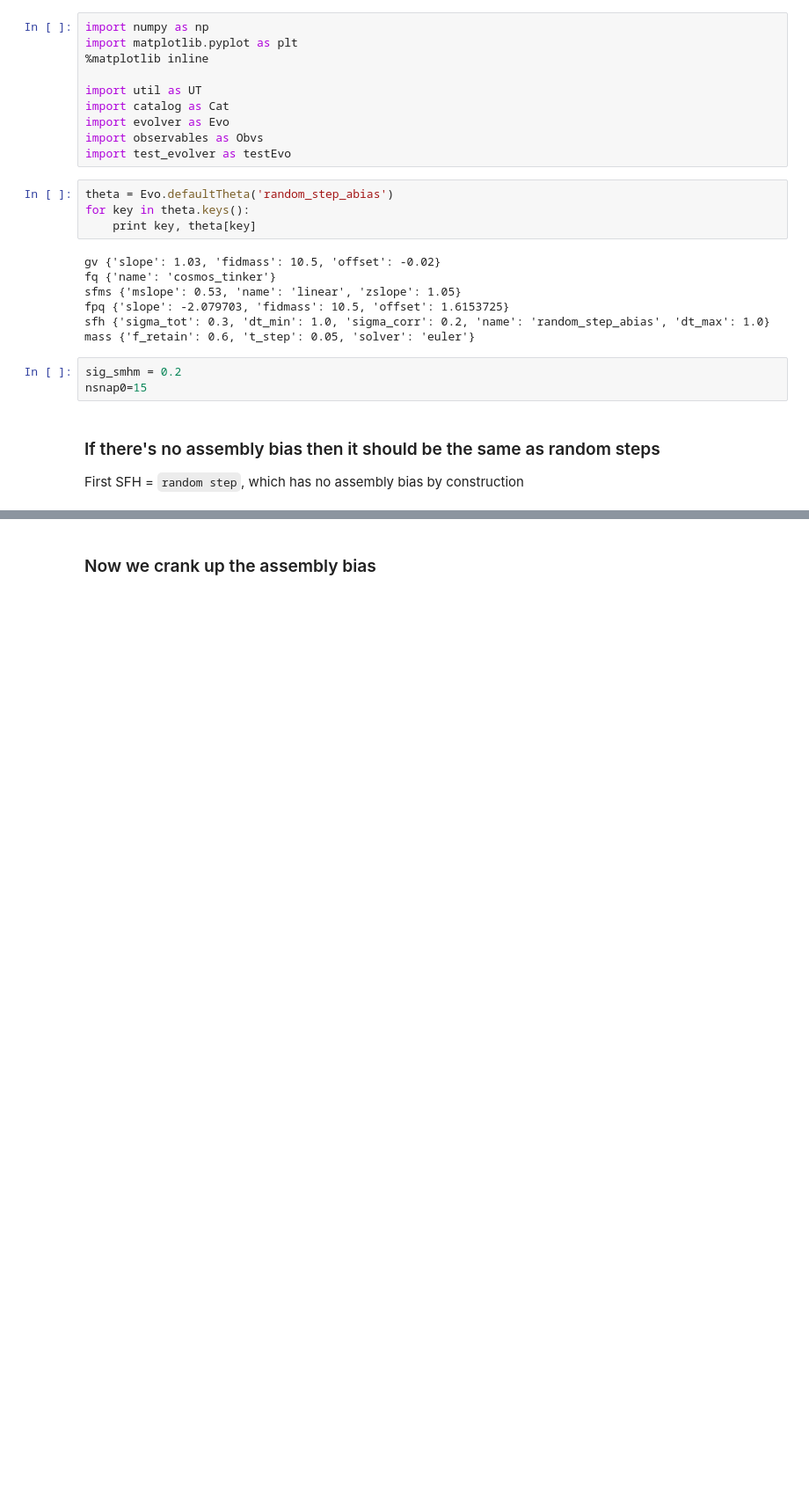
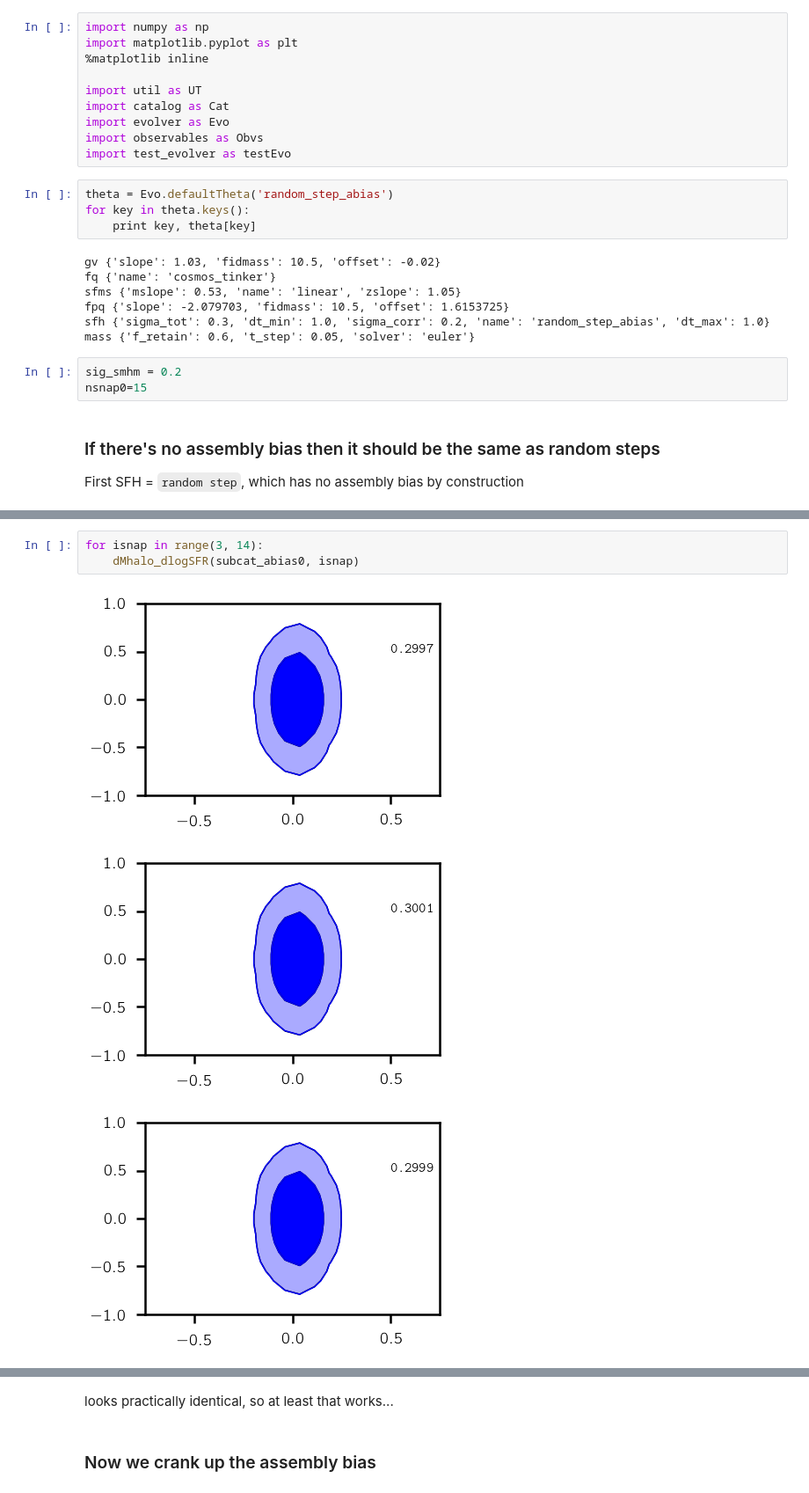
Before and after one commit to changhoonhahn/centralMS, a Jupyter notebook: code/notes_assemblybias.ipynb, the cells around one changed output, grey strips where cells are left out. Shown at 88% size. Saved outputs shown, nothing was run; the diff lists cells and outputs as text; blank space fills up the shorter version.

```diff
--- a/code/notes_assemblybias.ipynb
+++ b/code/notes_assemblybias.ipynb
@@ -74,0 +109,7 @@ plt.show()
+# %%
+for isnap in range(3, 14):
+    dMhalo_dlogSFR(subcat_abias0, isnap)
+# %% [output]
+[figure, added]
+[figure, added]
+[figure, added]
@@ -75,3 +124,5 @@ plt.show()
+# %% [markdown]
+looks practically identical, so at least that works...
 # %% [markdown]
 ### Now we crank up the assembly bias
 # %%
```
Also changed, not shown: parts of 12 cells of this notebook, 1 other file.
